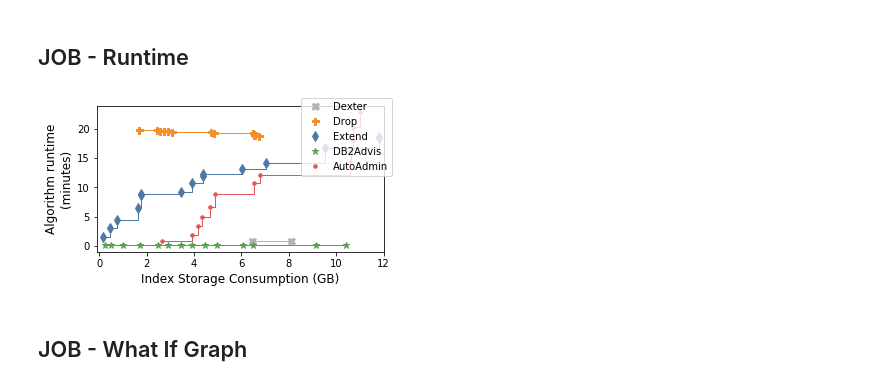
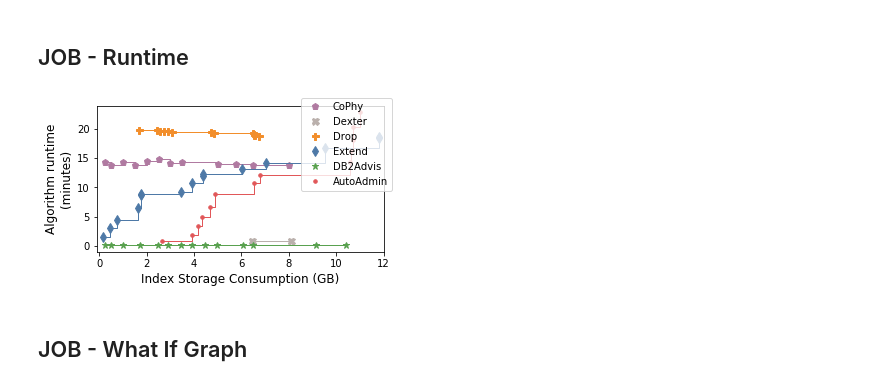
Before and after one commit to hyrise/index_selection_evaluation, a Jupyter notebook: benchmark_results/notebooks/Graphs.ipynb, the cells around one changed output. Drawn from its saved outputs; the diff is of its cells as text; code cells hidden in the pictures.

```diff
--- a/benchmark_results/notebooks/Graphs.ipynb
+++ b/benchmark_results/notebooks/Graphs.ipynb
@@ -411,0 +431,5 @@ draw_cost_graph()
+# %%
+draw_cost_graph()
+# new cophy
+cophy_memory_consumptions_mb = [250.0, 500.0, 1000.0, 1500.0, 2000.0, 2500.0, 3000.0, 3500.0, 5000.0, 5750.0, 6500.0, 8000.0]
+# [86768822.8, 75079495.33, 69086234.95, 54977085.42, 50687539.75, 46159506.78, 37484609.32, 28011167.16, 27618166.14, 25963809.01, 25943071.1, 24859616.99, 24763974.91]
@@ -412,9 +438,13 @@ draw_cost_graph()
 # %% [markdown]
 ## JOB - Runtime
-# %%
-draw_runtime_graph(minutes=True)
-# %% [output]
-[figure, removed]
+# %%
+# Cophy What-If time: 822.8340845108032 - cost_requests: 305326 - cache_hits: 267996 - Gurobi Times:
+cophy_what_if_time = 822.83
+cophy_solver_times = [34.712032, 8.646469, 40.455446, 8.850123, 48.282356, 68.443695, 29.195716, 40.542401, 19.277244, 18.437171, 7.715893, 5.603071]
+cophy_times = list(map(lambda x: x + cophy_what_if_time, cophy_solver_times))
+draw_runtime_graph(minutes=True, cophy_runtimes=cophy_times, cophy_memory_consumption=cophy_memory_consumptions_mb)
+# %% [output]
+[figure, added]
 # %% [markdown]
 ## JOB - What If Graph
 # %%
```
Also changed, not shown: parts of 12 cells of this notebook.
